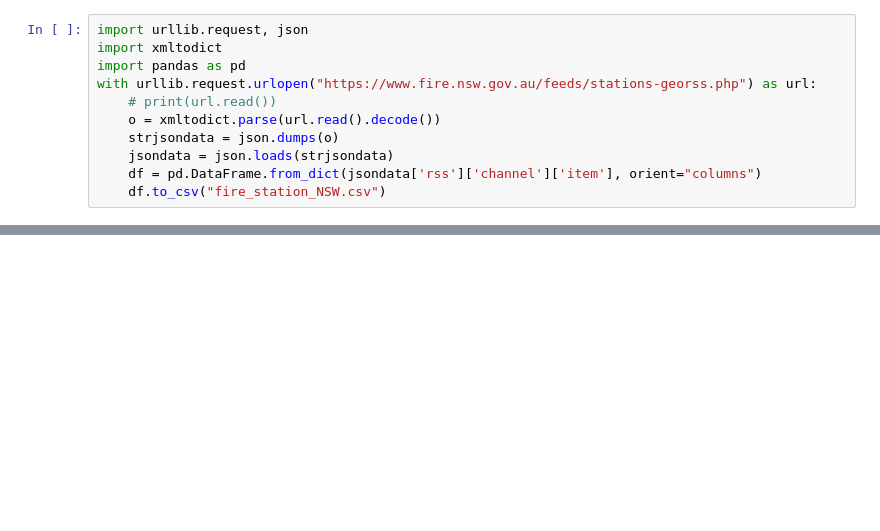
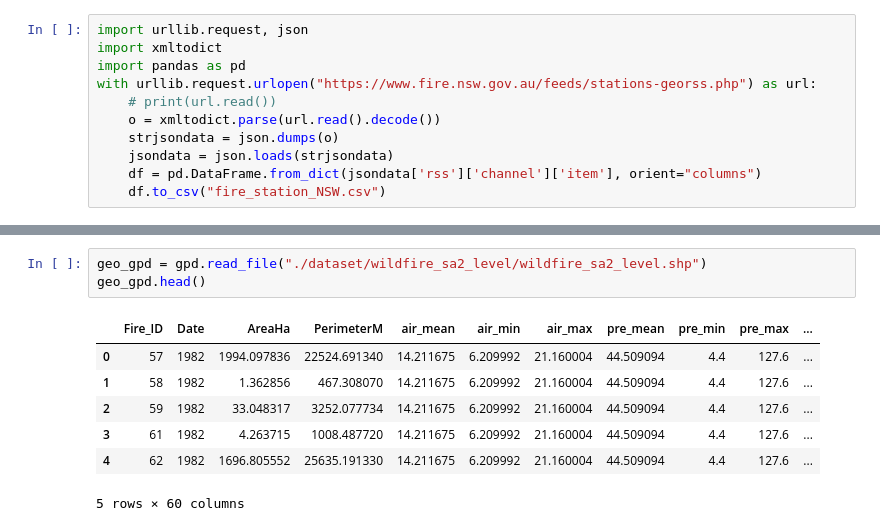
Before and after one commit to PJPDQ/dejas-repo, a Jupyter notebook: fire_station_fetcher.ipynb, the cells around one changed output, grey strips where cells are left out. Cells and saved outputs as stored; diff of their text form; blank space fills up the shorter version.

```diff
--- a/fire_station_fetcher.ipynb
+++ b/fire_station_fetcher.ipynb
@@ -27,0 +90,11 @@ Remainder of file ignored
+# %%
+geo_gpd = gpd.read_file("./dataset/wildfire_sa2_level/wildfire_sa2_level.shp")
+geo_gpd.head()
+# %% [output]
+|  | Fire_ID | Date | AreaHa | PerimeterM | air_mean | air_min | air_max | pre_mean | pre_min | pre_max | ... |
+| 0 | 57 | 1982 | 1994.097836 | 22524.691340 | 14.211675 | 6.209992 | 21.160004 | 44.509094 | 4.4 | 127.6 | ... |
+| 1 | 58 | 1982 | 1.362856 | 467.308070 | 14.211675 | 6.209992 | 21.160004 | 44.509094 | 4.4 | 127.6 | ... |
+| 2 | 59 | 1982 | 33.048317 | 3252.077734 | 14.211675 | 6.209992 | 21.160004 | 44.509094 | 4.4 | 127.6 | ... |
+| 3 | 61 | 1982 | 4.263715 | 1008.487720 | 14.211675 | 6.209992 | 21.160004 | 44.509094 | 4.4 | 127.6 | ... |
+| 4 | 62 | 1982 | 1696.805552 | 25635.191330 | 14.211675 | 6.209992 | 21.160004 | 44.509094 | 4.4 | 127.6 | ... |
+5 rows × 60 columns
```
Also changed, not shown: parts of 10 cells of this notebook, 2 other files.
